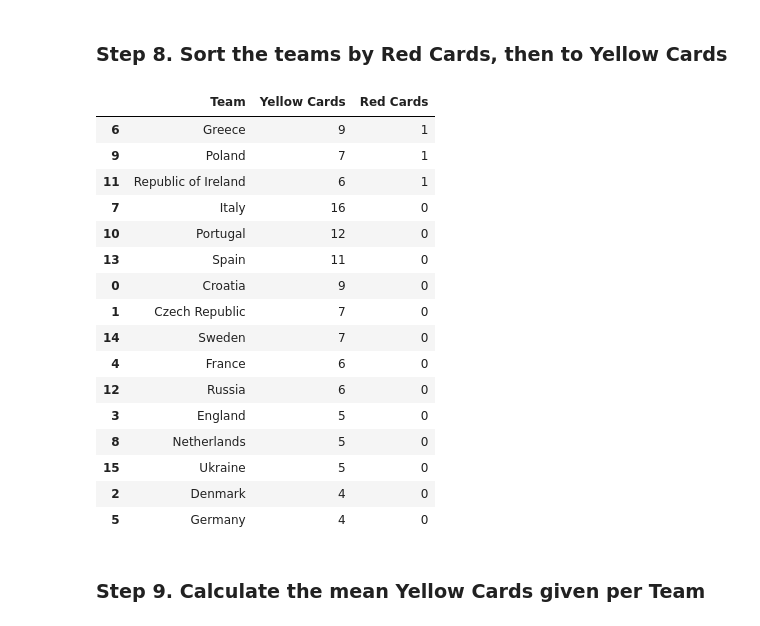
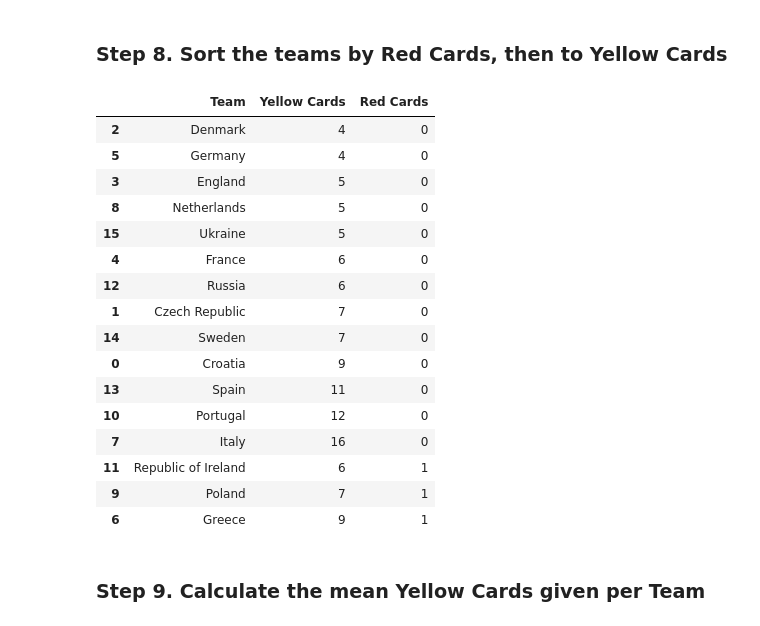
Before and after one commit to SemihSarikoca/Descriptive-Statistics, a Jupyter notebook: Exercise 2.ipynb, the cells around one changed output. Cells and saved outputs as stored; diff of their text form; code cells hidden in the pictures.

```diff
--- a/Exercise 2.ipynb
+++ b/Exercise 2.ipynb
@@ -80,25 +98,25 @@ disipline = euro12[['Team', 'Yellow Cards', 'Red Cards']]
 # %% [markdown]
 ### Step 8. Sort the teams by Red Cards, then to Yellow Cards
 # %%
-disipline.sort_values(['Red Cards', 'Yellow Cards'], ascending=False)
+disipline.sort_values(['Red Cards', 'Yellow Cards'])
 # %% [output]
 |  | Team | Yellow Cards | Red Cards |
-| 6 | Greece | 9 | 1 |
-| 9 | Poland | 7 | 1 |
-| 11 | Republic of Ireland | 6 | 1 |
-| 7 | Italy | 16 | 0 |
-| 10 | Portugal | 12 | 0 |
-| 13 | Spain | 11 | 0 |
-| 0 | Croatia | 9 | 0 |
-| 1 | Czech Republic | 7 | 0 |
-| 14 | Sweden | 7 | 0 |
-| 4 | France | 6 | 0 |
-| 12 | Russia | 6 | 0 |
+| 2 | Denmark | 4 | 0 |
+| 5 | Germany | 4 | 0 |
 | 3 | England | 5 | 0 |
 | 8 | Netherlands | 5 | 0 |
 | 15 | Ukraine | 5 | 0 |
-| 2 | Denmark | 4 | 0 |
-| 5 | Germany | 4 | 0 |
+| 4 | France | 6 | 0 |
+| 12 | Russia | 6 | 0 |
+| 1 | Czech Republic | 7 | 0 |
+| 14 | Sweden | 7 | 0 |
+| 0 | Croatia | 9 | 0 |
+| 13 | Spain | 11 | 0 |
+| 10 | Portugal | 12 | 0 |
+| 7 | Italy | 16 | 0 |
+| 11 | Republic of Ireland | 6 | 1 |
+| 9 | Poland | 7 | 1 |
+| 6 | Greece | 9 | 1 |
 # %% [markdown]
 ### Step 9. Calculate the mean Yellow Cards given per Team
 # %%
```
Also changed, not shown: parts of 12 cells of this notebook.
